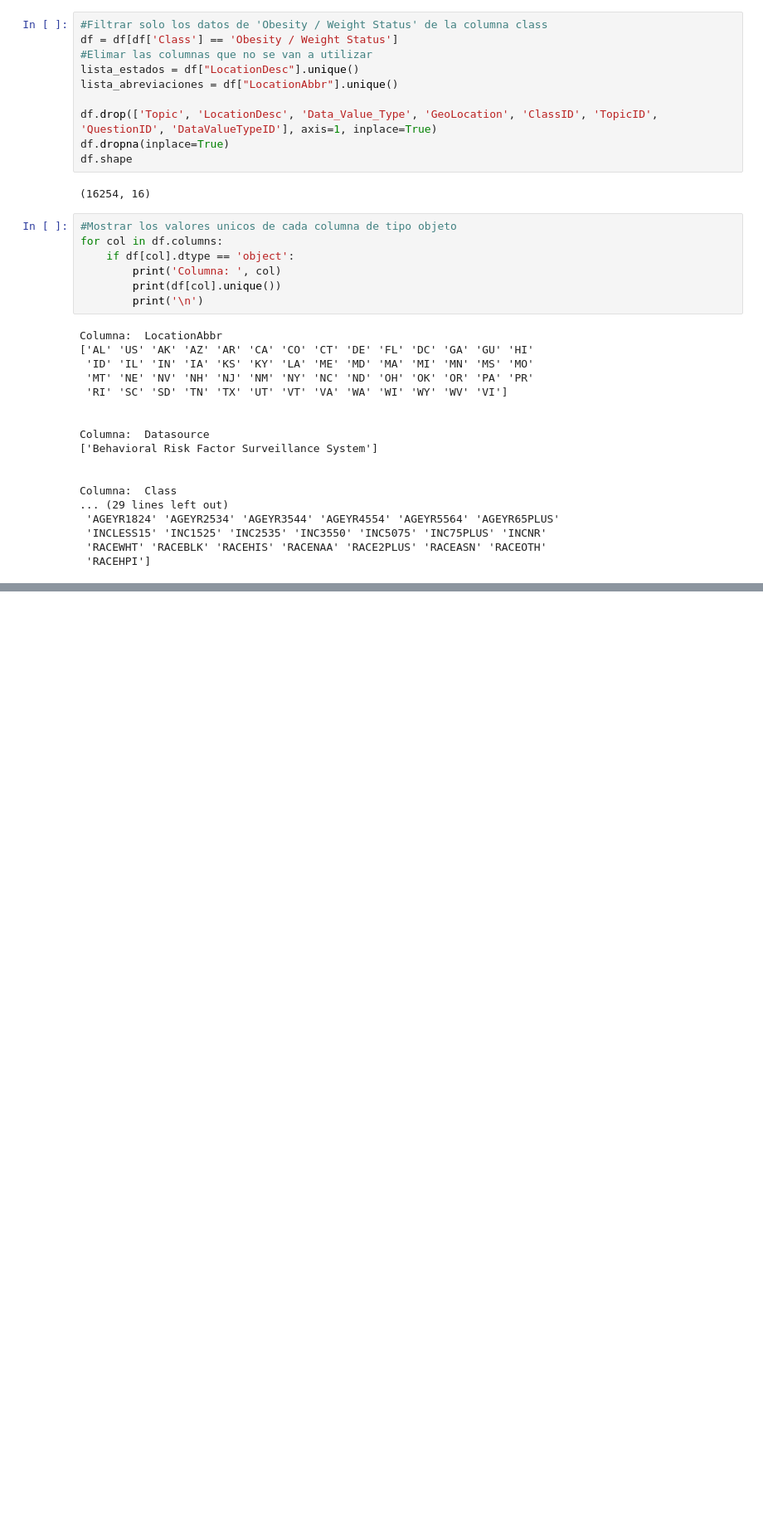
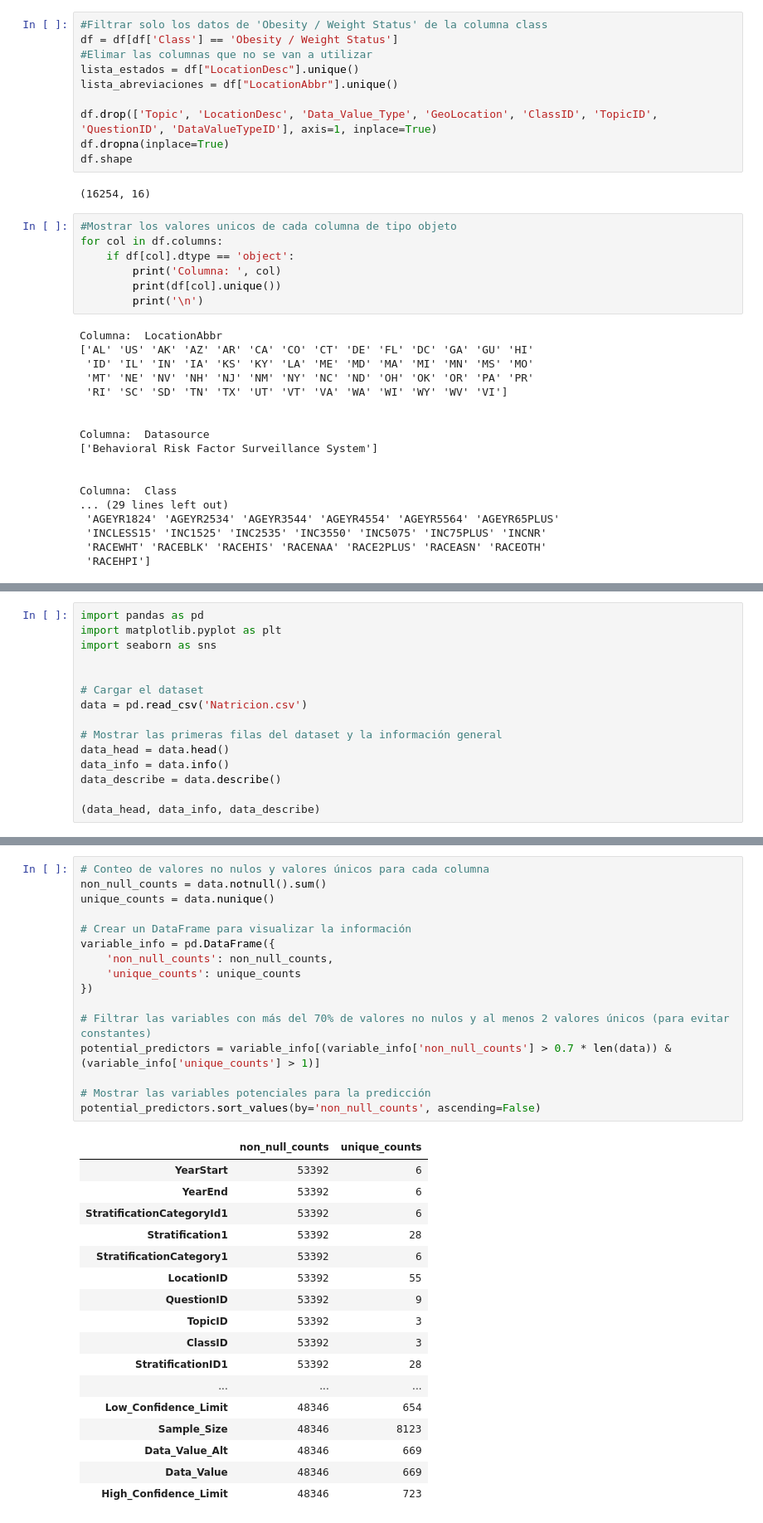
Before and after one commit to JoakoIA/Universidad, a Jupyter notebook: Python/Taller IV/Proyecto taller.ipynb, the cells around one changed output, grey strips where cells are left out. Shown at 83% size. Cells and saved outputs as stored; diff of their text form; blank space fills up the shorter version.

```diff
--- a/Python/Taller IV/Proyecto taller.ipynb
+++ b/Python/Taller IV/Proyecto taller.ipynb
@@ -166,0 +210,15 @@ Columna:  Class
+# %%
+import pandas as pd
+import matplotlib.pyplot as plt
+import seaborn as sns
+
+
+# Cargar el dataset
+data = pd.read_csv('Natricion.csv')
+
+# Mostrar las primeras filas del dataset y la información general
+data_head = data.head()
+data_info = data.info()
+data_describe = data.describe()
+
+(data_head, data_info, data_describe)
@@ -166,0 +296,34 @@ Columna:  Class
+# %%
+# Conteo de valores no nulos y valores únicos para cada columna
+non_null_counts = data.notnull().sum()
+unique_counts = data.nunique()
+
+# Crear un DataFrame para visualizar la información
+variable_info = pd.DataFrame({
+    'non_null_counts': non_null_counts,
+    'unique_counts': unique_counts
+})
+
+# Filtrar las variables con más del 70% de valores no nulos y al menos 2 valores únicos (para evitar constantes)
+potential_predictors = variable_info[(variable_info['non_null_counts'] > 0.7 * len(data)) & (variable_info['unique_counts'] > 1)]
+
+# Mostrar las variables potenciales para la predicción
+potential_predictors.sort_values(by='non_null_counts', ascending=False)
+# %% [output]
+|  | non_null_counts | unique_counts |
+| YearStart | 53392 | 6 |
+| YearEnd | 53392 | 6 |
+| StratificationCategoryId1 | 53392 | 6 |
+| Stratification1 | 53392 | 28 |
+| StratificationCategory1 | 53392 | 6 |
+| LocationID | 53392 | 55 |
+| QuestionID | 53392 | 9 |
+| TopicID | 53392 | 3 |
+| ClassID | 53392 | 3 |
+| StratificationID1 | 53392 | 28 |
+| ... | ... | ... |
+| Low_Confidence_Limit | 48346 | 654 |
+| Sample_Size | 48346 | 8123 |
+| Data_Value_Alt | 48346 | 669 |
+| Data_Value | 48346 | 669 |
+| High_Confidence_Limit | 48346 | 723 |
```
Also changed, not shown: parts of 14 cells of this notebook, 26 other files.
